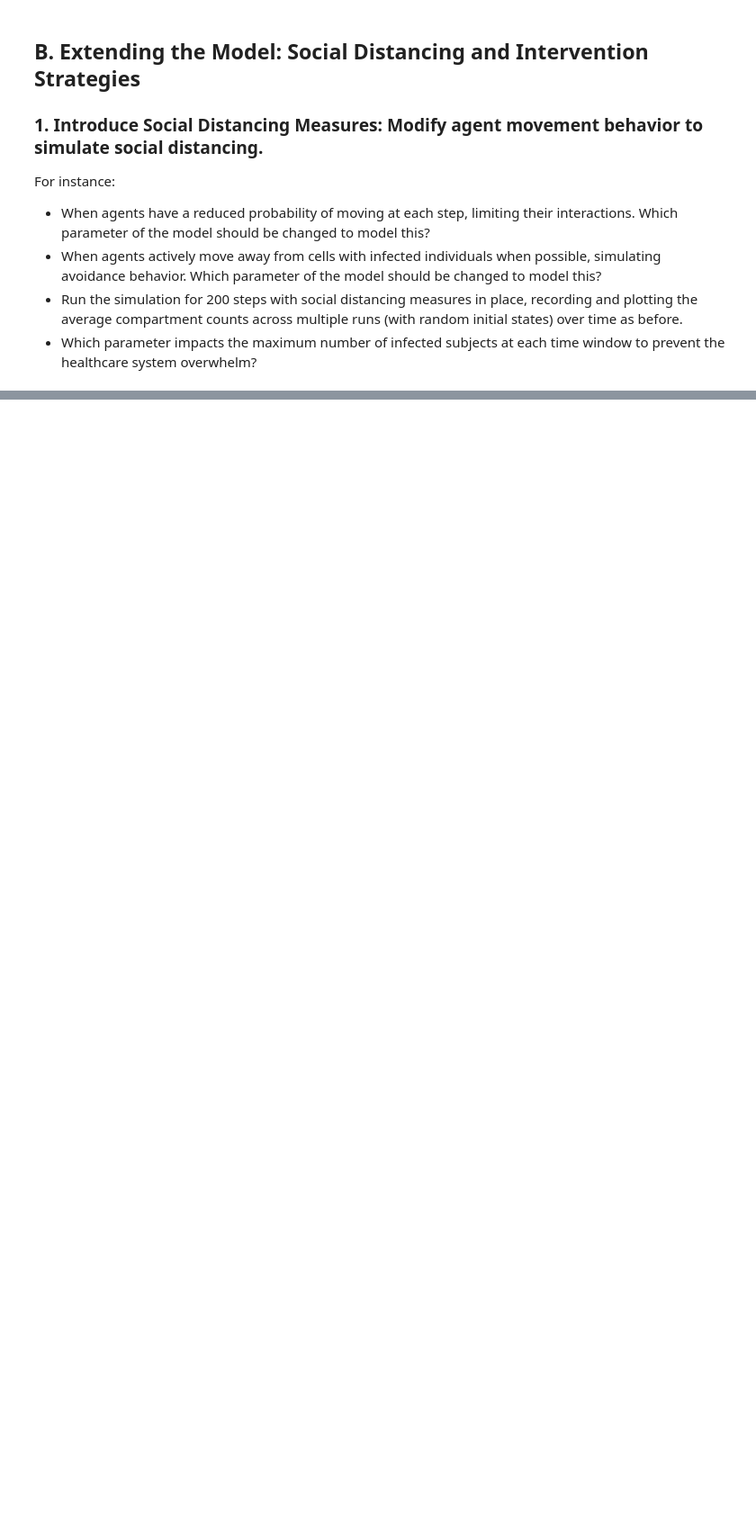
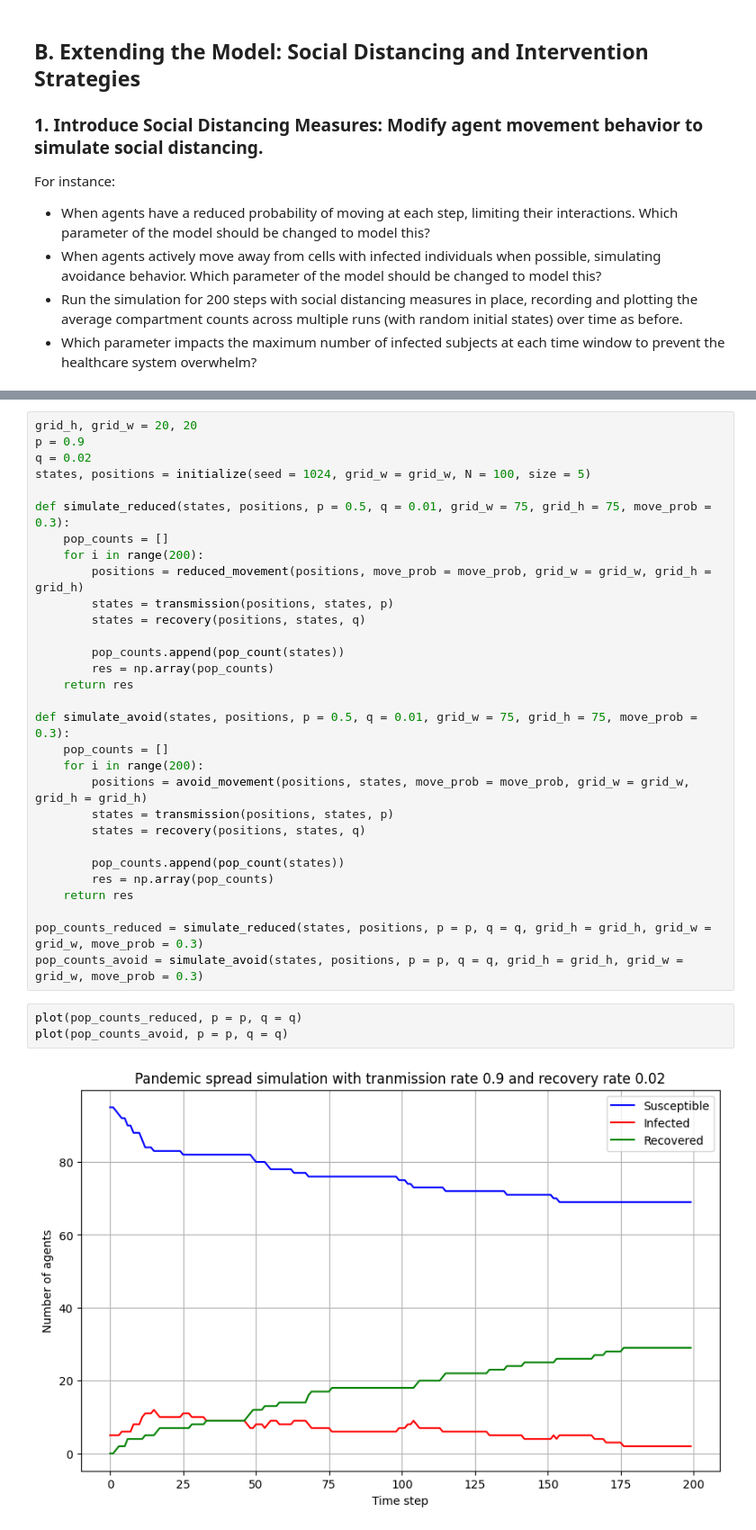
Before and after one commit to QianJingyun/Qian-BMI500-hw11, a Jupyter notebook: code.ipynb, the cells around one changed output, grey strips where cells are left out. Shown: that part at 90% size. Saved outputs shown, nothing was run; the diff lists cells and outputs as text; blank space fills up the shorter version.

```diff
--- a/code.ipynb
+++ b/code.ipynb
@@ -216,0 +282,35 @@ For instance:
+# %%
+grid_h, grid_w = 20, 20
+p = 0.9
+q = 0.02
+states, positions = initialize(seed = 1024, grid_w = grid_w, N = 100, size = 5)
+
+def simulate_reduced(states, positions, p = 0.5, q = 0.01, grid_w = 75, grid_h = 75, move_prob = 0.3):
+    pop_counts = []
+    for i in range(200):
+        positions = reduced_movement(positions, move_prob = move_prob, grid_w = grid_w, grid_h = grid_h)
+        states = transmission(positions, states, p)
+        states = recovery(positions, states, q)
+
+        pop_counts.append(pop_count(states))
+        res = np.array(pop_counts)
+    return res
+
+def simulate_avoid(states, positions, p = 0.5, q = 0.01, grid_w = 75, grid_h = 75, move_prob = 0.3):
+    pop_counts = []
+    for i in range(200):
+        positions = avoid_movement(positions, states, move_prob = move_prob, grid_w = grid_w, grid_h = grid_h)
+        states = transmission(positions, states, p)
+        states = recovery(positions, states, q)
+
+        pop_counts.append(pop_count(states))
+        res = np.array(pop_counts)
+    return res
+
+pop_counts_reduced = simulate_reduced(states, positions, p = p, q = q, grid_h = grid_h, grid_w = grid_w, move_prob = 0.3)
+pop_counts_avoid = simulate_avoid(states, positions, p = p, q = q, grid_h = grid_h, grid_w = grid_w, move_prob = 0.3)
+# %%
+plot(pop_counts_reduced, p = p, q = q)
+plot(pop_counts_avoid, p = p, q = q)
+# %% [output]
+[figure, added]
```
Also changed, not shown: parts of 9 cells of this notebook.
